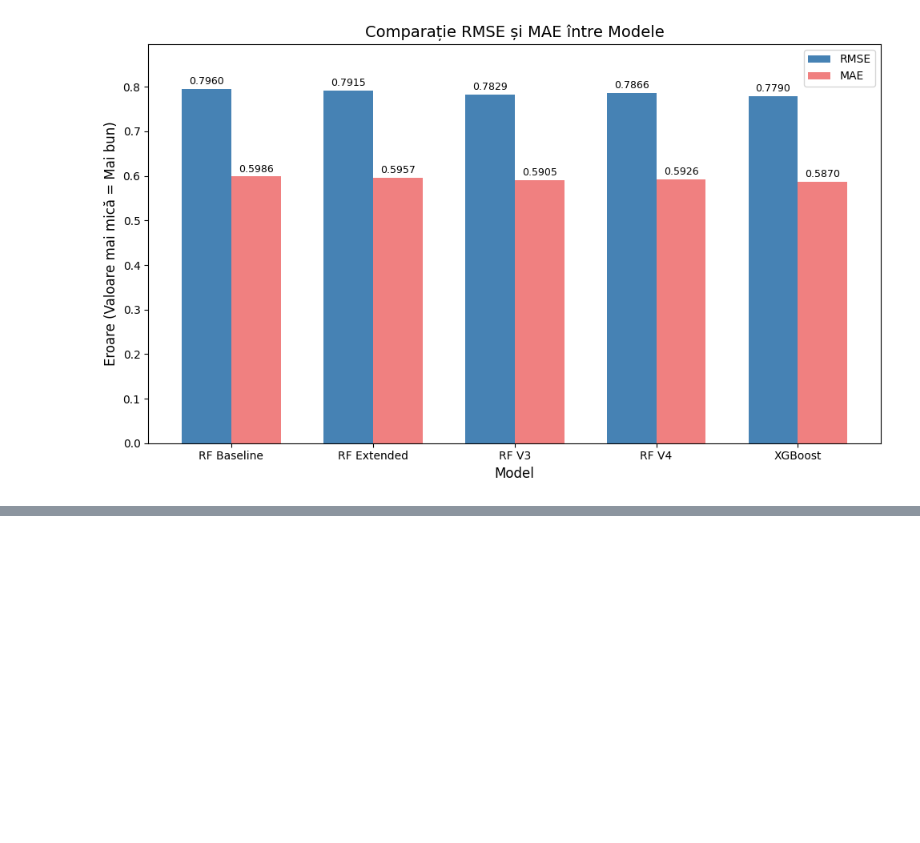
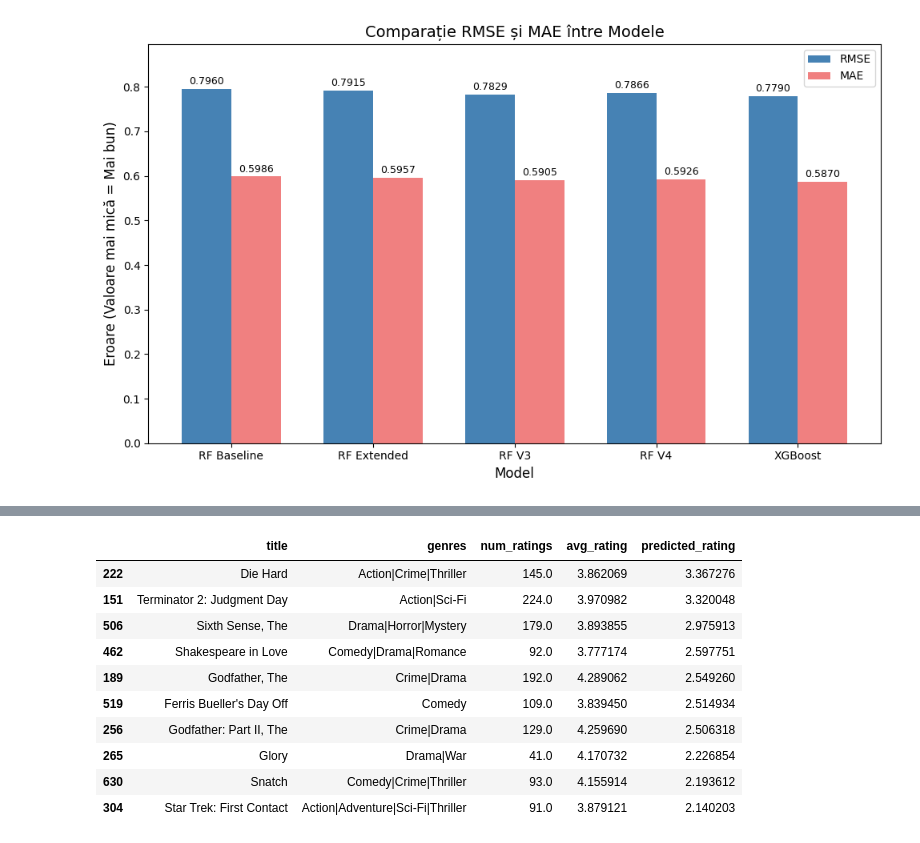
Before and after one commit to Alexandorel/ML-Product-Recommendation, a Jupyter notebook: src/python.ipynb, the cells around one changed output, grey strips where cells are left out. Saved outputs shown, nothing was run; the diff lists cells and outputs as text; code cells hidden in the pictures; blank space fills up the shorter version.

Commit message:
implementare Matrix Factorization. RMSE: 3.1673, MAE: 2.9575

```diff
--- a/src/python.ipynb
+++ b/src/python.ipynb
@@ -1487,3 +1487,84 @@ plt.show()
 | 1 | RF Extended | 0.791451 | 0.595739 |
 | 0 | RF Baseline | 0.796044 | 0.598588 |
 [figure]
+# %%
+import numpy as np
+import pandas as pd
+from scipy.sparse.linalg import svds
+from sklearn.metrics import mean_squared_error, mean_absolute_error
+
+print("Construim matricea User-Item doar cu datele de antrenament...")
+# 1. Creăm matricea User-Item din datele de antrenament
+user_movie_matrix = train_ratings.pivot(index='userId', columns='movieId', values='rating').fillna(0)
+
+# Păstrăm indecșii pentru a putea face maparea înapoi la ID-uri reale
+user_ids = list(user_movie_matrix.index)
+movie_ids = list(user_movie_matrix.columns)
+user_id_to_idx = {user_id: idx for idx, user_id in enumerate(user_ids)}
+movie_id_to_idx = {movie_id: idx for idx, movie_id in enumerate(movie_ids)}
+
+R = user_movie_matrix.values
+
+# 2. De-mean data (scădem media fiecărui utilizator pentru a normaliza)
+user_ratings_mean = np.mean(R, axis=1)
+R_demeaned = R - user_ratings_mean.reshape(-1, 1)
+
+print("Aplicăm SVD pentru a extrage 50 de factori latenți...")
+# 3. Aplicăm SVD (Singular Value Decomposition)
+U, sigma, Vt = svds(R_demeaned, k=50)
+
+# Transformăm sigma într-o matrice diagonală
+sigma = np.diag(sigma)
+
+# 4. Reconstruim matricea pentru a obține predicțiile pentru toți utilizatorii
+all_user_predicted_ratings = np.dot(np.dot(U, sigma), Vt) + user_ratings_mean.reshape(-1, 1)
+preds_df = pd.DataFrame(all_user_predicted_ratings, columns=movie_ids, index=user_ids)
+
+print("Evaluăm modelul pe datele de test...")
+# 5. Evaluare pe setul de test
+predicted_test = []
+actual_test = []
+
+for _, row in test_ratings.iterrows():
+    u = row['userId']
+    m = row['movieId']
+
+    # Dacă utilizatorul și filmul există în matricea de antrenament
+    if u in user_id_to_idx and m in movie_id_to_idx:
+        predicted_test.append(preds_df.loc[u, m])
+        actual_test.append(row['rating'])
+
+rmse_svd = np.sqrt(mean_squared_error(actual_test, predicted_test))
+mae_svd = mean_absolute_error(actual_test, predicted_test)
+
+print(f"Matrix Factorization (SVD) RMSE: {rmse_svd:.4f}")
+print(f"Matrix Factorization (SVD) MAE:  {mae_svd:.4f}")
+
+# 6. Funcție de recomandare
+def recommend_svd(user_id, n=10, min_num_ratings=20):
+    if user_id not in preds_df.index:
+        return "Utilizator necunoscut (nu a fost în setul de antrenament)."
+
+    # Predicțiile pentru utilizatorul dat
+    sorted_user_predictions = preds_df.loc[user_id].sort_values(ascending=False)
+
+    # Filmele văzute deja
+    seen = set(ratings[ratings['userId'] == user_id]['movieId'])
+
+    # Filtrăm și redenumim
+    recommendations = movies[~movies['movieId'].isin(seen)].copy()
+    recommendations = recommendations[recommendations['num_ratings'] >= min_num_ratings]
+
+    # Facem merge cu predicțiile SVD
+    predictions_df = pd.DataFrame(sorted_user_predictions).reset_index()
+    predictions_df.columns = ['movieId', 'predicted_rating']
+
+    recommendations = recommendations.merge(predictions_df, on='movieId')
+
+    return recommendations.sort_values('predicted_rating', ascending=False).head(n)[
+        ['title', 'genres', 'num_ratings', 'avg_rating', 'predicted_rating']
+    ]
+
+print("\n=== Test Recomandare SVD pentru user_id=1 ===")
+display(recommend_svd(user_id=1, n=10))
+# %% [output]
@@ -1489,0 +1578,11 @@ plt.show()
+|  | title | genres | num_ratings | avg_rating | predicted_rating |
+| 222 | Die Hard | Action|Crime|Thriller | 145.0 | 3.862069 | 3.367276 |
+| 151 | Terminator 2: Judgment Day | Action|Sci-Fi | 224.0 | 3.970982 | 3.320048 |
+| 506 | Sixth Sense, The | Drama|Horror|Mystery | 179.0 | 3.893855 | 2.975913 |
+| 462 | Shakespeare in Love | Comedy|Drama|Romance | 92.0 | 3.777174 | 2.597751 |
+| 189 | Godfather, The | Crime|Drama | 192.0 | 4.289062 | 2.549260 |
+| 519 | Ferris Bueller's Day Off | Comedy | 109.0 | 3.839450 | 2.514934 |
+| 256 | Godfather: Part II, The | Crime|Drama | 129.0 | 4.259690 | 2.506318 |
+| 265 | Glory | Drama|War | 41.0 | 4.170732 | 2.226854 |
+| 630 | Snatch | Comedy|Crime|Thriller | 93.0 | 4.155914 | 2.193612 |
+| 304 | Star Trek: First Contact | Action|Adventure|Sci-Fi|Thriller | 91.0 | 3.879121 | 2.140203 |
```
Also changed, not shown: parts of 1 cell of this notebook, 1 other file.
